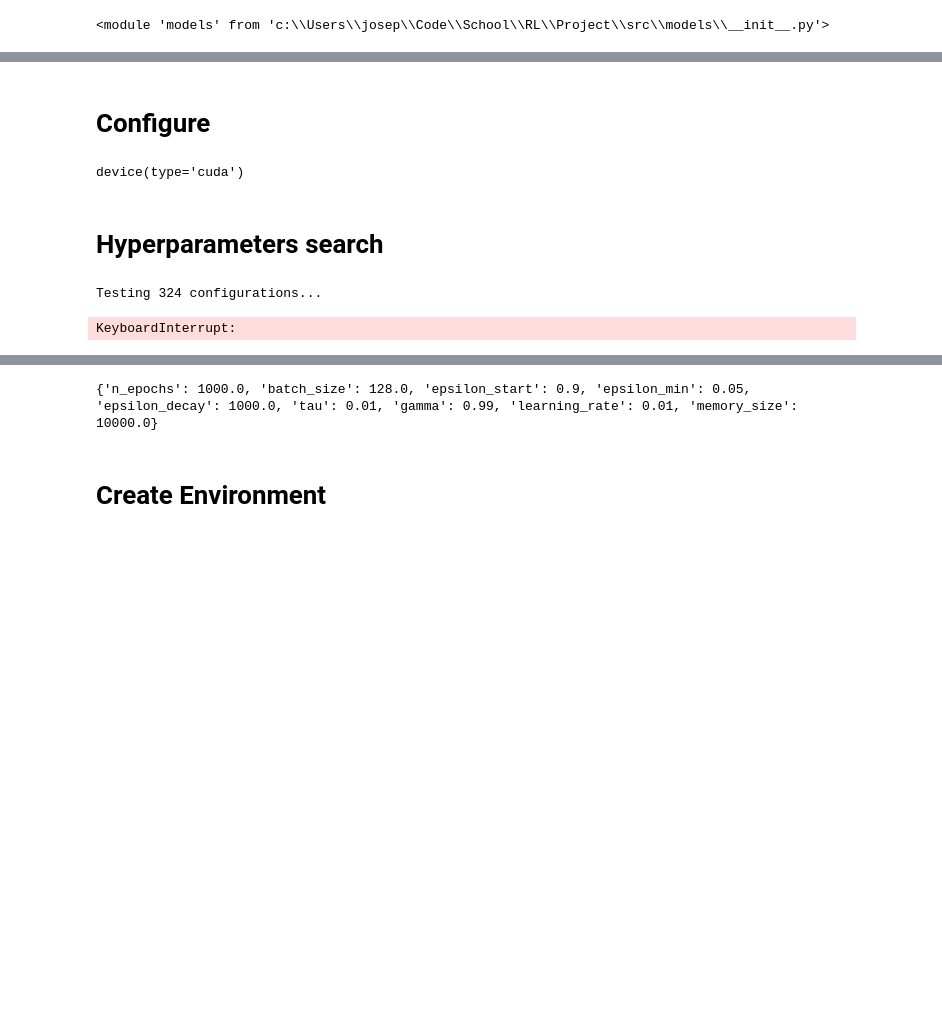
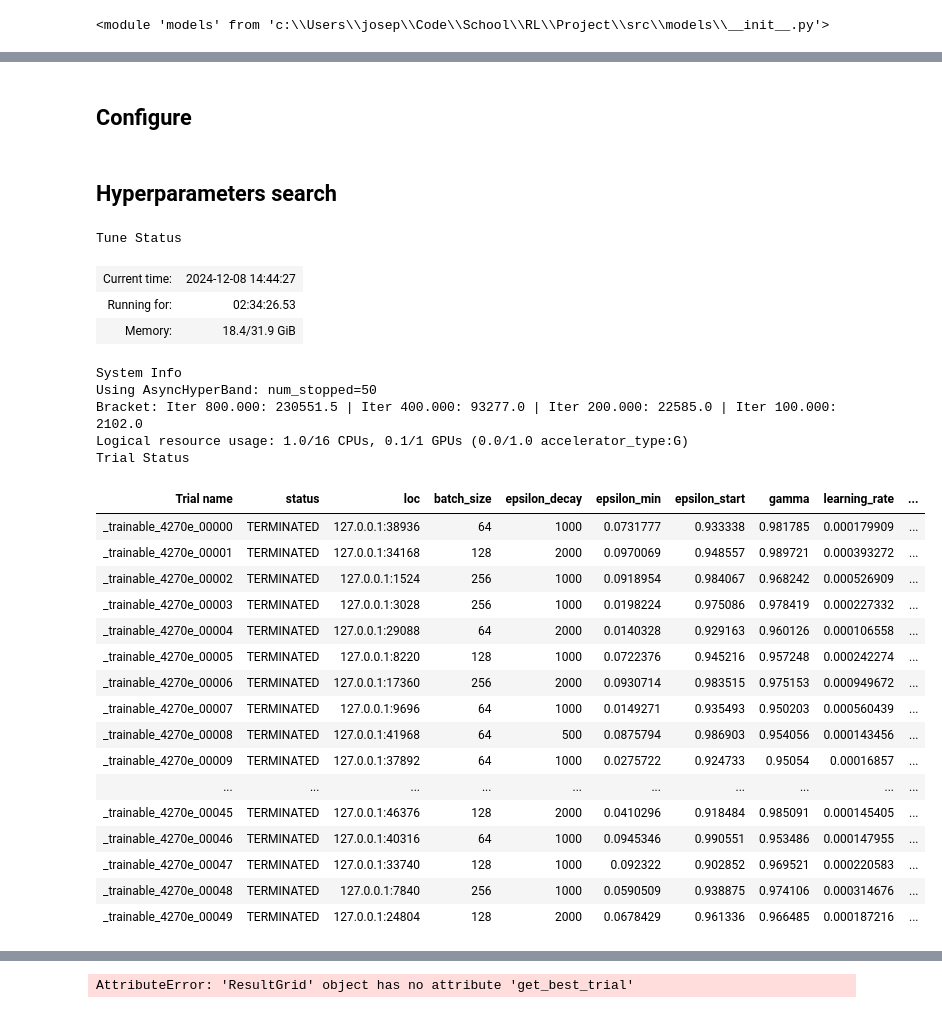
Before and after one commit to joseph280996/RL-Project, a Jupyter notebook: src/main.ipynb, the cells around one changed output, grey strips where cells are left out. Drawn from its saved outputs; the diff is of its cells as text; code cells hidden in the pictures; blank space fills up the shorter version.

Commit message:
feat: add hyperparameter search with ray and ddql implementation

```diff
--- a/src/main.ipynb
+++ b/src/main.ipynb
@@ -17,5 +19,5 @@ importlib.reload(models)
 # %% [markdown]
-# Configure
+## Configure
 # %%
 device = torch.device(
     "cuda" if torch.cuda.is_available() else
@@ -23,9 +25,7 @@ device = torch.device(
     "cpu"
 )
 # %%
-device
+GRID_SEARCH = True
-# %% [output]
-device(type='cuda')
 # %%
 def save_model(agent, path: str):
     """Save DQN model weights"""
@@ -45,10 +45,40 @@ def load_model(agent, path: str):
     print(f"Model loaded from {path}")
     return agent
 # %% [markdown]
-# Hyperparameters search
+## Hyperparameters search
 # %%
-search = models.GridHyperparameterSearch()
-best_config, results_df = search.run_search()
+if GRID_SEARCH:# Initialize the tuner
+    tuner = models.RayTuneDQN(num_samples=50, max_episodes=1000)
+
+    # Run hyperparameter search
+    analysis = tuner.run_hyperparameter_search()
+
+    # Print best configuration
+    tuner.print_best_config(analysis)
 # %% [output]
-Testing 324 configurations...
+Tune Status
+| Current time: | 2024-12-08 14:44:27 |
+| Running for: | 02:34:26.53 |
+| Memory: | 18.4/31.9 GiB |
-KeyboardInterrupt:
+System Info
+Using AsyncHyperBand: num_stopped=50
+Bracket: Iter 800.000: 230551.5 | Iter 400.000: 93277.0 | Iter 200.000: 22585.0 | Iter 100.000: 2102.0
+Logical resource usage: 1.0/16 CPUs, 0.1/1 GPUs (0.0/1.0 accelerator_type:G)
+Trial Status
+| Trial name | status | loc | batch_size | epsilon_decay | epsilon_min | epsilon_start | gamma | learning_rate | ... |
+| _trainable_4270e_00000 | TERMINATED | 127.0.0.1:38936 | 64 | 1000 | 0.0731777 | 0.933338 | 0.981785 | 0.000179909 | ... |
+| _trainable_4270e_00001 | TERMINATED | 127.0.0.1:34168 | 128 | 2000 | 0.0970069 | 0.948557 | 0.989721 | 0.000393272 | ... |
+| _trainable_4270e_00002 | TERMINATED | 127.0.0.1:1524 | 256 | 1000 | 0.0918954 | 0.984067 | 0.968242 | 0.000526909 | ... |
+| _trainable_4270e_00003 | TERMINATED | 127.0.0.1:3028 | 256 | 1000 | 0.0198224 | 0.975086 | 0.978419 | 0.000227332 | ... |
+| _trainable_4270e_00004 | TERMINATED | 127.0.0.1:29088 | 64 | 2000 | 0.0140328 | 0.929163 | 0.960126 | 0.000106558 | ... |
+| _trainable_4270e_00005 | TERMINATED | 127.0.0.1:8220 | 128 | 1000 | 0.0722376 | 0.945216 | 0.957248 | 0.000242274 | ... |
+| _trainable_4270e_00006 | TERMINATED | 127.0.0.1:17360 | 256 | 2000 | 0.0930714 | 0.983515 | 0.975153 | 0.000949672 | ... |
+| _trainable_4270e_00007 | TERMINATED | 127.0.0.1:9696 | 64 | 1000 | 0.0149271 | 0.935493 | 0.950203 | 0.000560439 | ... |
+| _trainable_4270e_00008 | TERMINATED | 127.0.0.1:41968 | 64 | 500 | 0.0875794 | 0.986903 | 0.954056 | 0.000143456 | ... |
+| _trainable_4270e_00009 | TERMINATED | 127.0.0.1:37892 | 64 | 1000 | 0.0275722 | 0.924733 | 0.95054 | 0.00016857 | ... |
+| ... | ... | ... | ... | ... | ... | ... | ... | ... | ... |
+| _trainable_4270e_00045 | TERMINATED | 127.0.0.1:46376 | 128 | 2000 | 0.0410296 | 0.918484 | 0.985091 | 0.000145405 | ... |
+| _trainable_4270e_00046 | TERMINATED | 127.0.0.1:40316 | 64 | 1000 | 0.0945346 | 0.990551 | 0.953486 | 0.000147955 | ... |
+| _trainable_4270e_00047 | TERMINATED | 127.0.0.1:33740 | 128 | 1000 | 0.092322 | 0.902852 | 0.969521 | 0.000220583 | ... |
+| _trainable_4270e_00048 | TERMINATED | 127.0.0.1:7840 | 256 | 1000 | 0.0590509 | 0.938875 | 0.974106 | 0.000314676 | ... |
+| _trainable_4270e_00049 | TERMINATED | 127.0.0.1:24804 | 128 | 2000 | 0.0678429 | 0.961336 | 0.966485 | 0.000187216 | ... |
@@ -54,0 +102 @@ KeyboardInterrupt:
+AttributeError: 'ResultGrid' object has no attribute 'get_best_trial'
@@ -59,7 +103 @@ results_df = results_df.sort_values('eps_to_converge', ascending=True)
-# %%
-best = results_df.iloc[0].drop(["eps_to_converge"]).to_dict()
-best["memory_size"]
-print(best)
-# %% [output]
-{'n_epochs': 1000.0, 'batch_size': 128.0, 'epsilon_start': 0.9, 'epsilon_min': 0.05, 'epsilon_decay': 1000.0, 'tau': 0.01, 'gamma': 0.99, 'learning_rate': 0.01, 'memory_size': 10000.0}
 # %%
@@ -75,5 +113,3 @@ GAMMA = best["gamma"]
 LR = best["learning_rate"]
 MEM_SIZE = int(best["memory_size"])
 MODEL_PATH = './best_model.pth'
-# %% [markdown]
-# Create Environment
```
Also changed, not shown: parts of 23 cells of this notebook, 8 other files.
